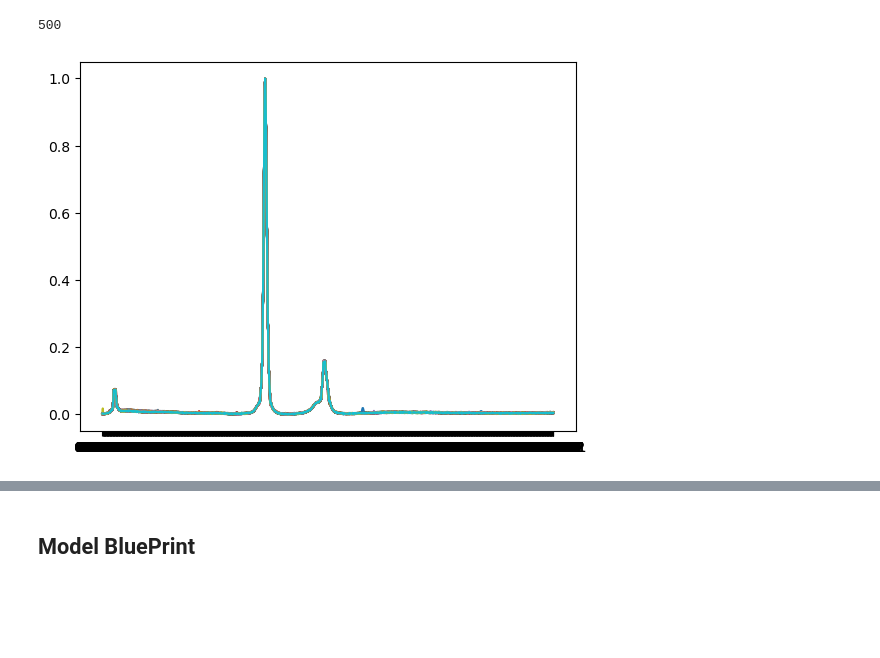
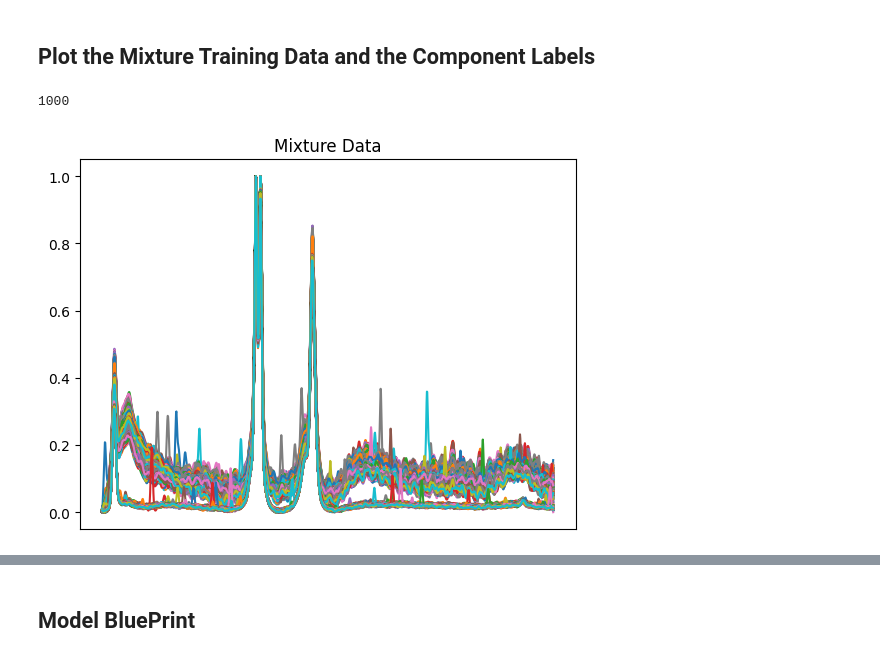
Before and after one commit to czhurdlespeed/RamanSpec, a Jupyter notebook: OurCode/Ourcode.ipynb, the cells around one changed output, grey strips where cells are left out. Saved outputs shown, nothing was run; the diff lists cells and outputs as text; code cells hidden in the pictures; blank space fills up the shorter version.

Commit message:
Model trained on new_data.csv

```diff
--- a/OurCode/Ourcode.ipynb
+++ b/OurCode/Ourcode.ipynb
@@ -11,14 +11,12 @@ from configparser import ConfigParser
 from sklearn import preprocessing
 # %%
 # Read in CSV file
-Spectra_df = pd.read_csv('COSC525_Data1.csv')
-Spectra_df.columns = Spectra_df.iloc[0]
-Spectra_df = Spectra_df.drop(0)
-Spectra_df.set_index("Raman_shifts", inplace=True)
+Spectra_df = pd.read_csv('new_data.csv')
+Spectra_df.set_index("Raman_shift", inplace=True)
 print(Spectra_df.head(10))
 
 # Use GPU if available
 device = torch.device('cuda' if torch.cuda.is_available() else 'cpu')
 print(device)
-print(torch.cuda.get_device_name(torch.cuda.current_device()))
+#print(torch.cuda.get_device_name(torch.cuda.current_device()))
 # %% [output]
@@ -220,6 +222,10 @@ Spectra_df
+# %% [markdown]
+## Plot the Mixture Training Data and the Component Labels
 # %%
-plt.plot(Spectra_df.index,Spectra_df["mixture"])
-print(len(Spectra_df.columns))
+plt.plot(Spectra_df.filter(regex=r'^mixture(\.\d+)?$'))
+plt.title("Mixture Data")
+plt.xticks([])
+print(len(Spectra_df.filter(regex=r'^mixture(\.\d+)?$').columns))
 # %% [output]
-500
+1000
-[figure, old version]
+[figure, new version]
```
Also changed, not shown: parts of 27 cells of this notebook, 2 other files.
